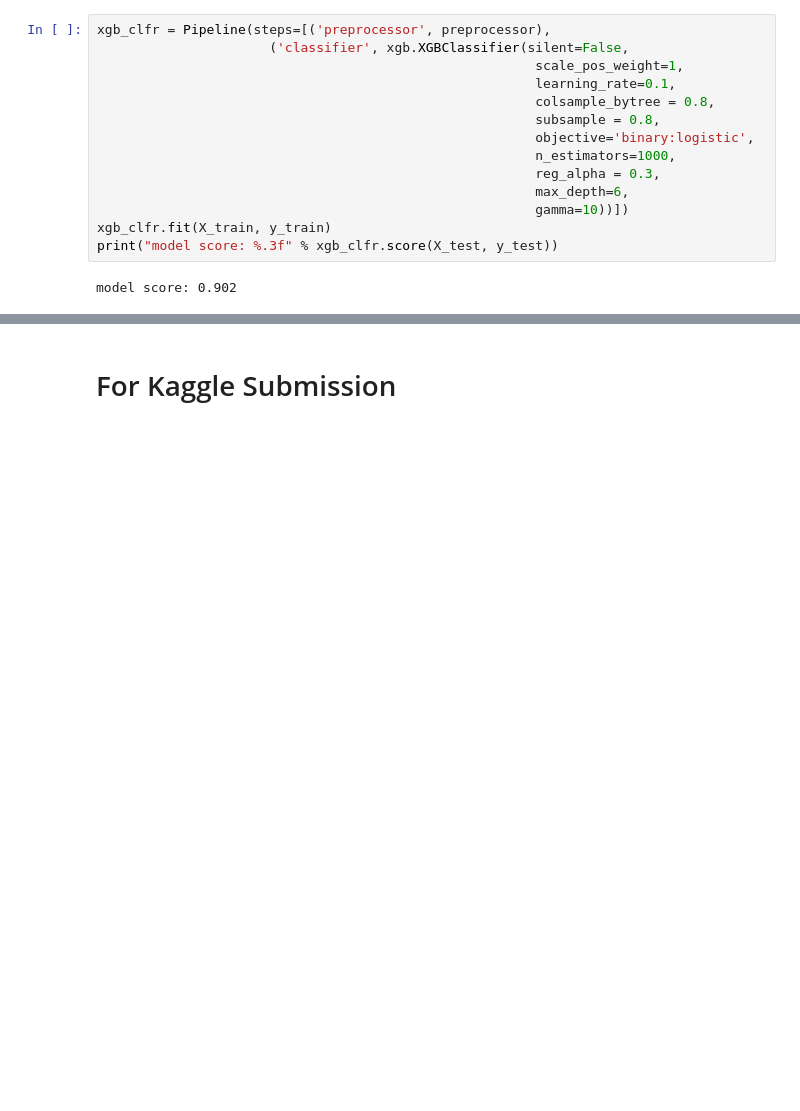
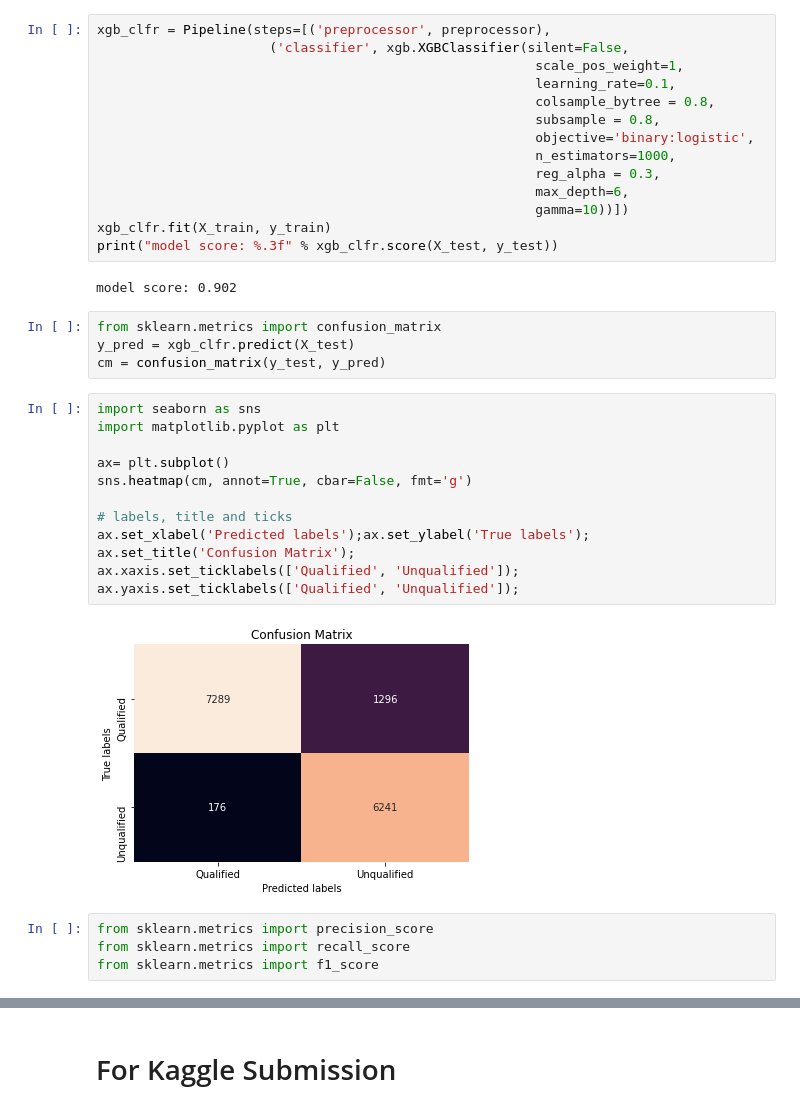
Before and after one commit to prasantk/uts-assignment, a Jupyter notebook: assignment.ipynb, the cells around one changed output, grey strips where cells are left out. Drawn from its saved outputs; the diff is of its cells as text; blank space fills up the shorter version.

Commit message:
added confusion matrix

```diff
--- a/assignment.ipynb
+++ b/assignment.ipynb
@@ -278,3 +280,24 @@ xgb_clfr.fit(X_train, y_train)
 print("model score: %.3f" % xgb_clfr.score(X_test, y_test))
 # %% [output]
 model score: 0.902
+# %%
+from sklearn.metrics import confusion_matrix
+y_pred = xgb_clfr.predict(X_test)
+cm = confusion_matrix(y_test, y_pred)
+# %%
+import seaborn as sns
+import matplotlib.pyplot as plt
+
+ax= plt.subplot()
+sns.heatmap(cm, annot=True, cbar=False, fmt='g')
+
+# labels, title and ticks
+ax.set_xlabel('Predicted labels');ax.set_ylabel('True labels');
+ax.set_title('Confusion Matrix');
+ax.xaxis.set_ticklabels(['Qualified', 'Unqualified']); ax.yaxis.set_ticklabels(['Qualified', 'Unqualified']);
+# %% [output]
+[figure, added]
+# %%
+from sklearn.metrics import precision_score
+from sklearn.metrics import recall_score
+from sklearn.metrics import f1_score
```
Also changed, not shown: parts of 3 cells of this notebook.
